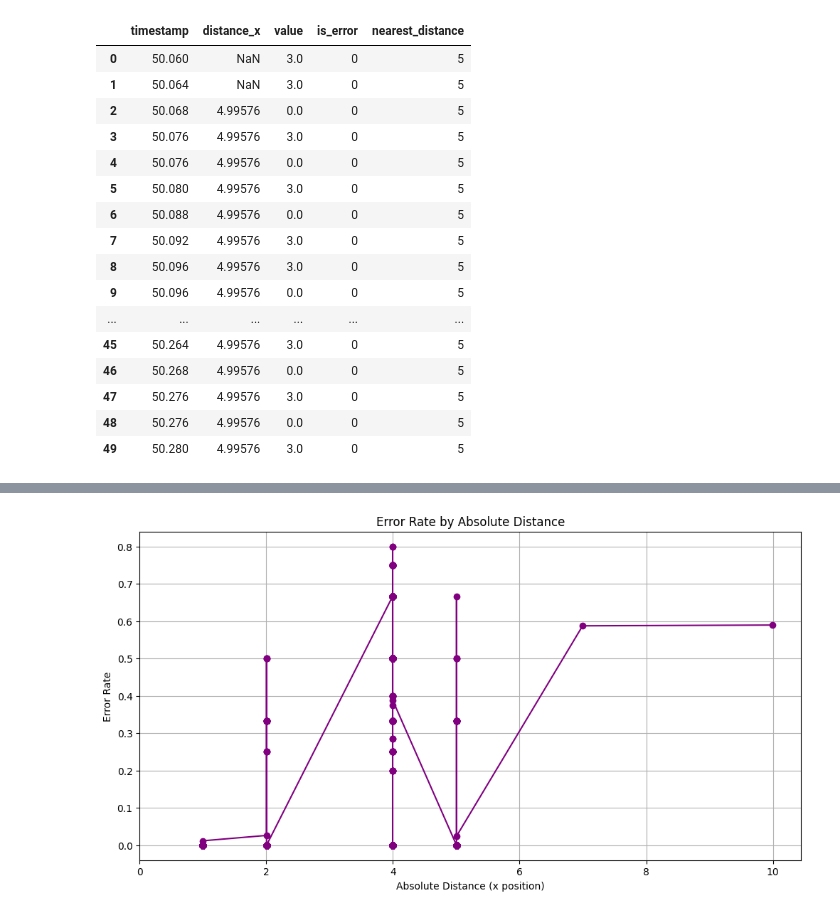
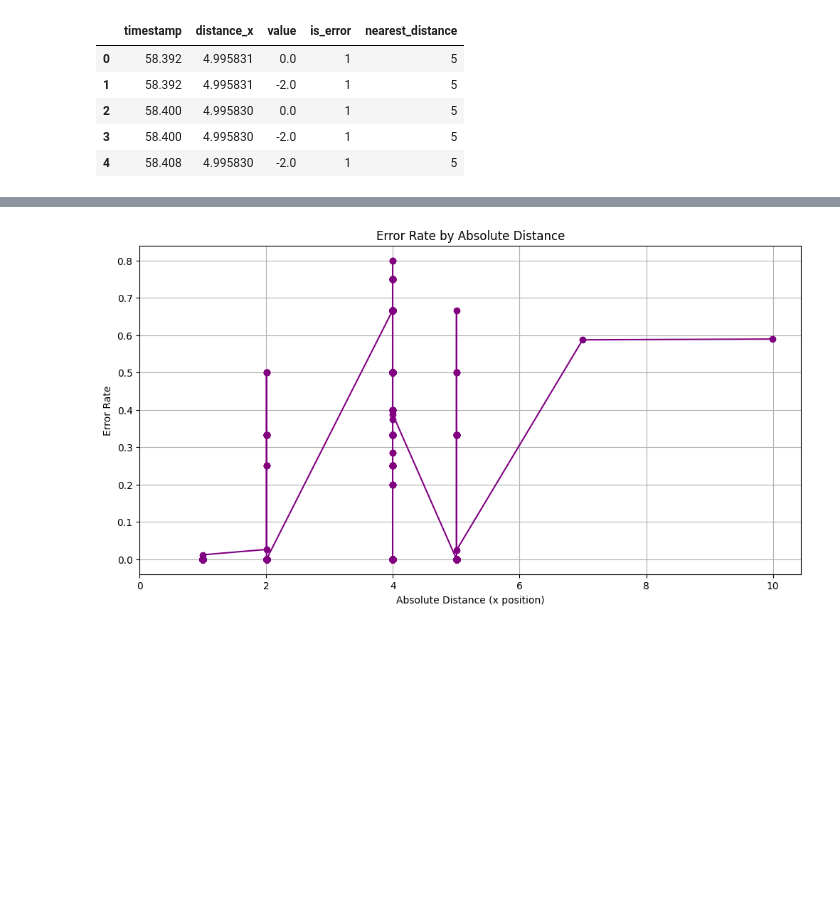
Before and after one commit to MarlonRiv/uvdar_core, a Jupyter notebook: scripts/Processing_evaluation_distance.ipynb, the cells around one changed output, grey strips where cells are left out. Cells and saved outputs as stored; diff of their text form; code cells hidden in the pictures; blank space fills up the shorter version.

```diff
--- a/scripts/Processing_evaluation_distance.ipynb
+++ b/scripts/Processing_evaluation_distance.ipynb
@@ -5,50 +5,39 @@ import os
 import numpy as np
 
 # Load the data
-input_csv_path = os.path.expanduser('~/Desktop/MRS_Master_Project/rosbags/simulation/standard_test_3.csv')
+input_csv_path = os.path.expanduser('~/Desktop/MRS_Master_Project/rosbags/simulation/dynamic_standard_th_50.csv')
 data = pd.read_csv(input_csv_path)
 
 data['distance_x'] = 10.0 - data['distance_x']
 
 
 # Fill missing 'distance_x' with the previous value
 data['distance_x'] = data['distance_x'].fillna(method='ffill')
 
 # Fill missing 'value' with 0
 data['value'] = data['value'].fillna(0)
 
 
 # Recalculate error rates with absolute distances
-data['is_error'] = data['value'].apply(lambda x: 1 if x < 0 else 0)
+data['is_error'] = data['value'].apply(lambda x: 1 if x not in [1, 2, 3] else 0)
 
 # Specified relative distances
 specified_distances = np.array([5, 8, 11, 14, 17, 20])
 
 # Assigning each data point to the nearest specified distance
 data['nearest_distance'] = specified_distances[np.abs(specified_distances[:, np.newaxis] - data['distance_x'].values).argmin(axis=0)]
 
 # Save the cleaned data to a new CSV file
-cleaned_file_path = os.path.expanduser('~/Desktop/MRS_Master_Project/rosbags/simulation/standard_static_cleaned.csv')
+cleaned_file_path = os.path.expanduser('~/Desktop/MRS_Master_Project/rosbags/simulation/dynamic_standard_th_50_cleaned.csv')
 
 data.to_csv(cleaned_file_path, index=False)
 
 cleaned_file_path # Return the path to the new CSV and display the first few rows of the cleaned data.
-data.head(50)
+data.head(5)
 # %% [output]
 |  | timestamp | distance_x | value | is_error | nearest_distance |
-| 0 | 50.060 | NaN | 3.0 | 0 | 5 |
-| 1 | 50.064 | NaN | 3.0 | 0 | 5 |
-| 2 | 50.068 | 4.99576 | 0.0 | 0 | 5 |
-| 3 | 50.076 | 4.99576 | 3.0 | 0 | 5 |
-| 4 | 50.076 | 4.99576 | 0.0 | 0 | 5 |
-| 5 | 50.080 | 4.99576 | 3.0 | 0 | 5 |
-| 6 | 50.088 | 4.99576 | 0.0 | 0 | 5 |
-| 7 | 50.092 | 4.99576 | 3.0 | 0 | 5 |
-| 8 | 50.096 | 4.99576 | 3.0 | 0 | 5 |
-| 9 | 50.096 | 4.99576 | 0.0 | 0 | 5 |
-| ... | ... | ... | ... | ... | ... |
-| 45 | 50.264 | 4.99576 | 3.0 | 0 | 5 |
-| 46 | 50.268 | 4.99576 | 0.0 | 0 | 5 |
-| 47 | 50.276 | 4.99576 | 3.0 | 0 | 5 |
-| 48 | 50.276 | 4.99576 | 0.0 | 0 | 5 |
-| 49 | 50.280 | 4.99576 | 3.0 | 0 | 5 |
+| 0 | 58.392 | 4.995831 | 0.0 | 1 | 5 |
+| 1 | 58.392 | 4.995831 | -2.0 | 1 | 5 |
+| 2 | 58.400 | 4.995830 | 0.0 | 1 | 5 |
+| 3 | 58.400 | 4.995830 | -2.0 | 1 | 5 |
+| 4 | 58.408 | 4.995830 | -2.0 | 1 | 5 |
```
Also changed, not shown: parts of 14 cells of this notebook, 4 other files.
